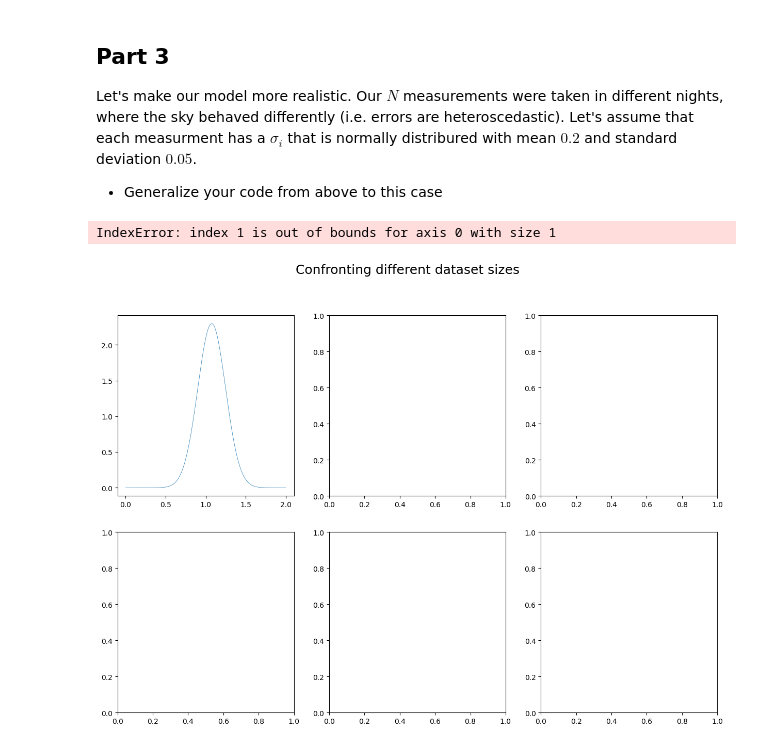
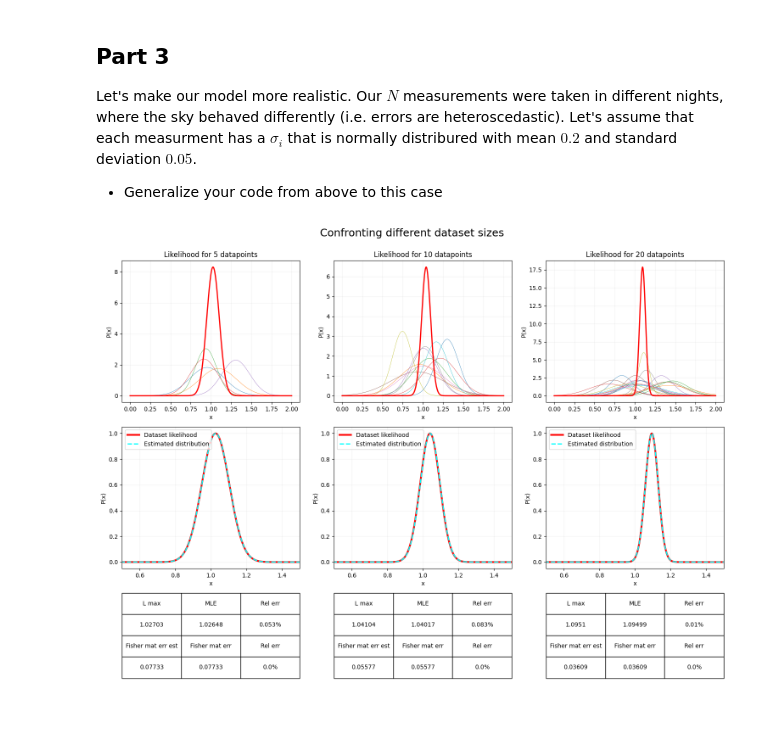
Before and after one commit to Alice-Palladino/astrostatistics_bicocca_2024, a Jupyter notebook: working/L05 - Position of a quasar.ipynb, the cells around one changed output. Cells and saved outputs as stored; diff of their text form; code cells hidden in the pictures.

```diff
--- a/working/L05 - Position of a quasar.ipynb
+++ b/working/L05 - Position of a quasar.ipynb
@@ -171,7 +180,7 @@ Let's make our model more realistic. Our $N$ measurements were taken in differen
 Dataset_size = np.array([5, 10, 20])
 mu = 1
 
-fig, ax = plt.subplots(2, 3, figsize=(15, 10))
+fig, ax = plt.subplots(3, 3, figsize=(15, 13))
 fig.suptitle('Confronting different dataset sizes', fontsize = 18)
 
 grid = np.linspace(0, 2, 1000)
@@ -182,46 +191,61 @@ for i, N in enumerate(Dataset_size):
     sigma = np.random.normal(loc=0.2, scale=0.05, size = N)
 
     likelihood = 1
+    num = 0
+    den = 0     # For mu = sum(x_i/sigma_i^2)/sum(1/sigma_i^2)
 
     for j in range(N):
         x_sample = np.random.normal(loc=mu, scale=sigma[j], size=1)
-        gaussian = norm(loc=x_sample[j],scale=sigma[j])
+        gaussian = norm(loc=x_sample,scale=sigma[j])
         ax[0, i].plot(grid, gaussian.pdf(grid), lw = 0.5)
         likelihood *= gaussian.pdf(grid)
+
+        num += x_sample[0]/sigma[j]**2
+        den += 1/sigma[j]**2
 
     ax[0, i].plot(grid, likelihood, lw = 2, c = 'red', label = 'Dataset likelihood')
     ax[0, i].set_xlabel('x')
     ax[0, i].set_ylabel('P(x)')
     ax[0, i].grid(c='grey', alpha = 0.1)
     ax[0, i].set_title('Likelihood for ' + str(N) + ' datapoints')
-    '''
+
     sort = np.argsort(likelihood)
     max_ind = sort[-1]
     l_max = grid[max_ind]
-    mu_exp = np.mean(x_sample)
+    mu_exp = num/den
     rel_err_mu = abs(l_max - mu_exp) / mu_exp * 100
 
     lnL = np.log(likelihood)
     d2lnL = np.diff(lnL, n=2)
 
     sigma_mu = d2lnL/(dx**2)
     sigma_mu *= -1
     sigma_mu = 1/np.sqrt(sigma_mu)
-    sigma_mu_exp = sigma[/np.sqrt(N)
+    sigma_mu_exp = den**(-1/2)
 
     est_gauss = norm(loc=l_max, scale=sigma_mu[max_ind])
     ax[1, i].plot(grid, likelihood/max(likelihood), lw = 3, c = 'red',
-                  label = 'Dataset likelihood\n$\\mu_{exp}$ = ' + str(round(mu_exp, 5)) + '\n$\\sigma_{\\mu~exp}$ = ' + str(round(sigma_mu_exp, 5)))
+                  label = 'Dataset likelihood')
     ax[1, i].plot(grid, est_gauss.pdf(grid)/max(est_gauss.pdf(grid)), lw = 2, ls = 'dashed', c = 'aqua',
-                  label = 'Estimated distribution\n$\\mu_{MLE}$ = ' + str(round(l_max, 5)) + '\n$\\sigma_{\\mu~MLE}$ = ' + str(round(sigma_mu[max_ind], 5)))
+                  label = 'Estimated distribution')
     ax[1, i].set_xlabel('x')
     ax[1, i].set_ylabel('P(x)')
     ax[1, i].set_xlim([0.50, 1.50])
     ax[1, i].grid(c='grey', alpha = 0.1)
     ax[1, i].legend()
-'''
-plt.tight_layout(rect=[0, 0.05, 1, 0.98], w_pad=3.0)
+
+    table_data = np.column_stack((['L max'] + [str(round(l_max, 5))] + ['Fisher mat err est'] + [str(round(sigma_mu[max_ind], 5))],
+                                  ['MLE'] + [str(round(mu_exp, 5))] + ['Fisher mat err'] + [str(round(sigma_mu_exp, 5))],
+                                  ['Rel err'] + [str(round(abs(l_max-mu_exp)/mu_exp*100, 3)) + '%'] + ['Rel err'] + [str(round(abs(sigma_mu[max_ind]-sigma_mu_exp)/sigma_mu_exp*100, 3)) + '%']))
+
+    ax[2, i].axis('off')
+    table = ax[2, i].table(cellText=table_data, loc='center', cellLoc='center', colLabels=None, bbox=[0.0, 0.4, 1.0, 0.6])
+    table.auto_set_font_size(False)
+    table.set_fontsize(10)
+    table.scale(1.3, 1.2)
+
+plt.subplots_adjust(hspace=0.1)
+plt.tight_layout(rect=[0, 0.05, 1, 0.98], w_pad=1.5)
 plt.show()
 # %% [output]
-IndexError: index 1 is out of bounds for axis 0 with size 1
-[figure, old version]
+[figure, new version]
```
Also changed, not shown: parts of 4 cells of this notebook.
